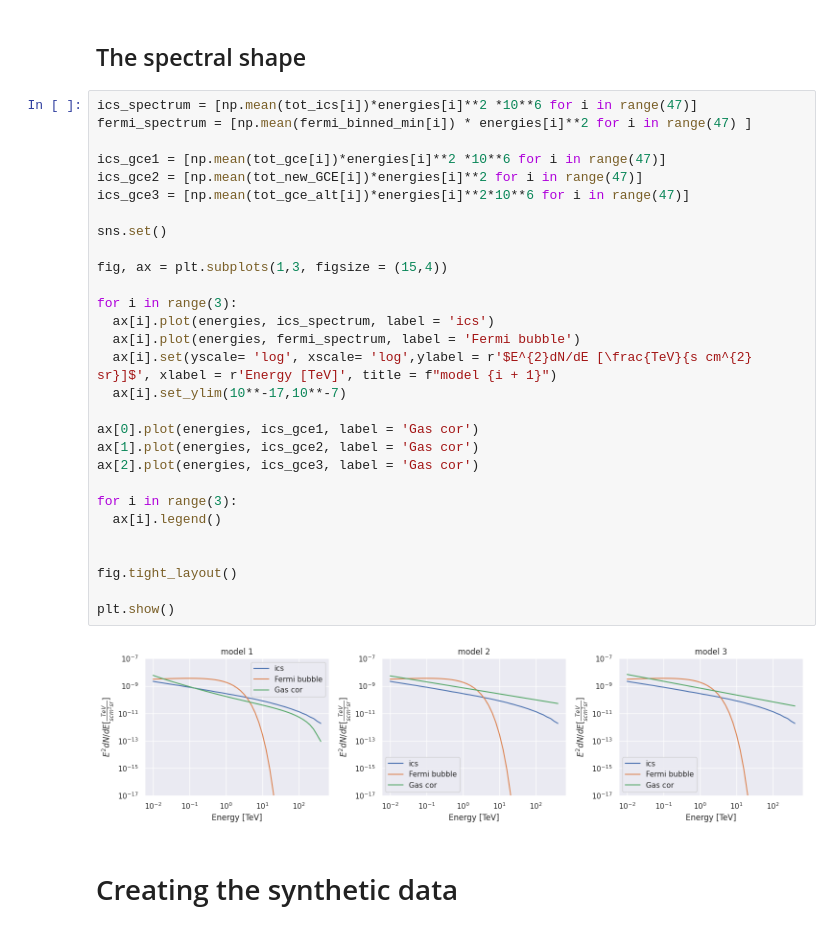
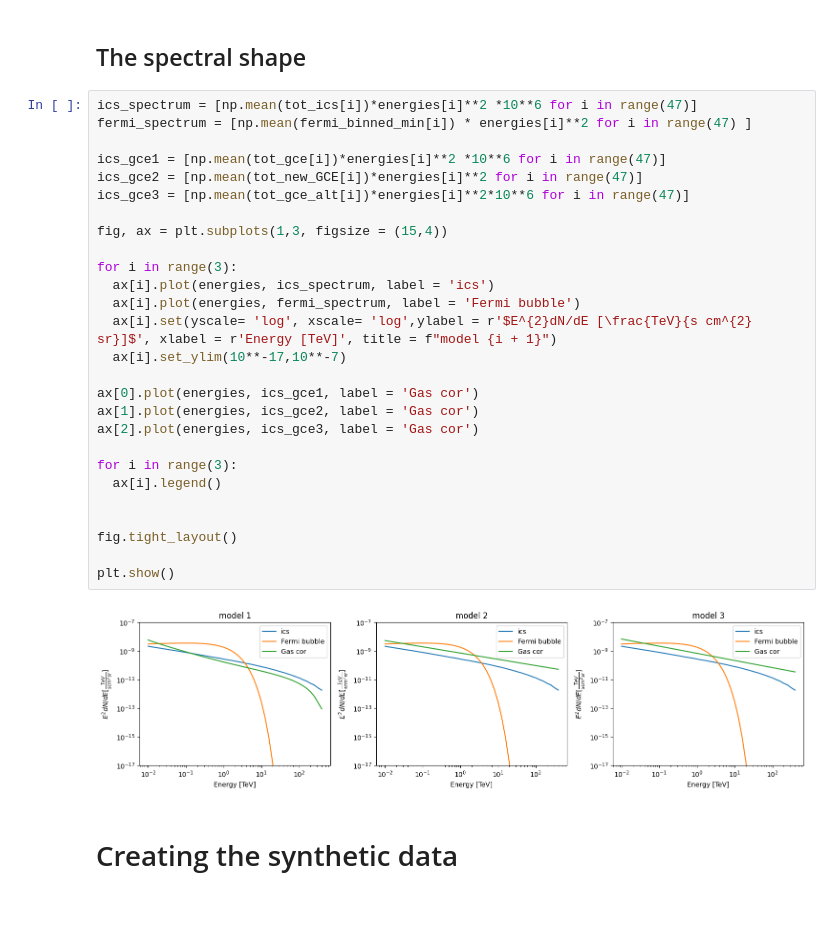
Before and after one commit to Harm1995/CTA-sensitivity, a Jupyter notebook: likelihood_quadratic_appox.ipynb, the cells around one changed output. Drawn from its saved outputs; the diff is of its cells as text.

```diff
--- a/likelihood_quadratic_appox.ipynb
+++ b/likelihood_quadratic_appox.ipynb
@@ -670,34 +670,32 @@ plt.show()
 # %%
 ics_spectrum = [np.mean(tot_ics[i])*energies[i]**2 *10**6 for i in range(47)]
 fermi_spectrum = [np.mean(fermi_binned_min[i]) * energies[i]**2 for i in range(47) ]
 
 ics_gce1 = [np.mean(tot_gce[i])*energies[i]**2 *10**6 for i in range(47)]
 ics_gce2 = [np.mean(tot_new_GCE[i])*energies[i]**2 for i in range(47)]
 ics_gce3 = [np.mean(tot_gce_alt[i])*energies[i]**2*10**6 for i in range(47)]
-
-sns.set()
 
 fig, ax = plt.subplots(1,3, figsize = (15,4))
 
 for i in range(3):
   ax[i].plot(energies, ics_spectrum, label = 'ics')
   ax[i].plot(energies, fermi_spectrum, label = 'Fermi bubble')
   ax[i].set(yscale= 'log', xscale= 'log',ylabel = r'$E^{2}dN/dE [\frac{TeV}{s cm^{2} sr}]$', xlabel = r'Energy [TeV]', title = f"model {i + 1}")
   ax[i].set_ylim(10**-17,10**-7)
 
 ax[0].plot(energies, ics_gce1, label = 'Gas cor')
 ax[1].plot(energies, ics_gce2, label = 'Gas cor')
 ax[2].plot(energies, ics_gce3, label = 'Gas cor')
 
 for i in range(3):
   ax[i].legend()
 
 
 fig.tight_layout()
 
 plt.show()
 # %% [output]
-[figure, old version]
+[figure, new version]
 # %% [markdown]
 # Creating the synthetic data
 # %% [markdown]
```
Also changed, not shown: parts of 14 cells of this notebook.
